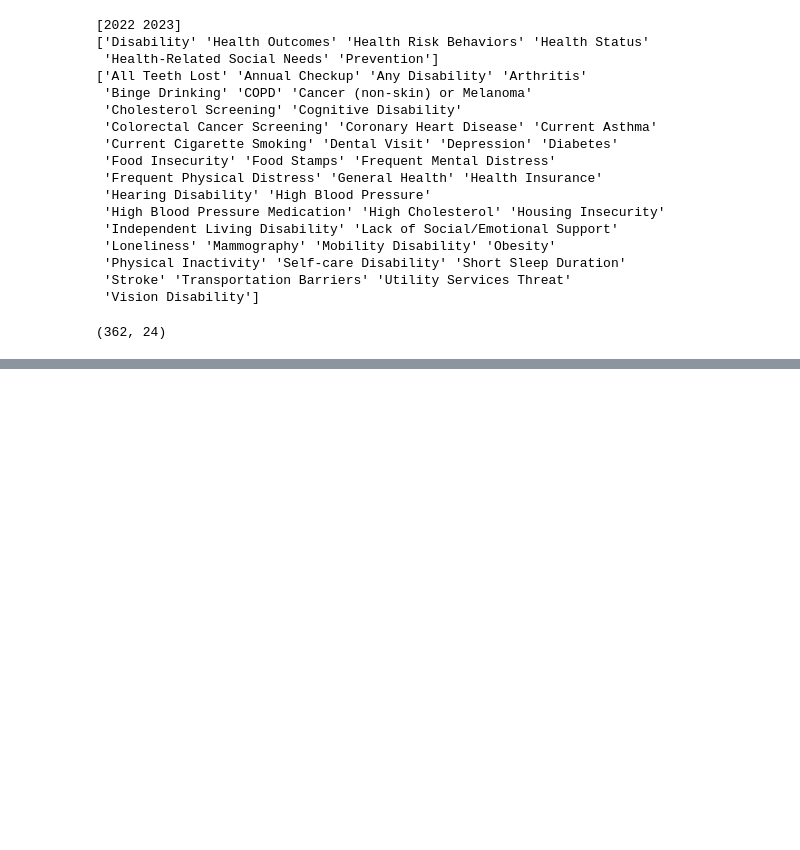
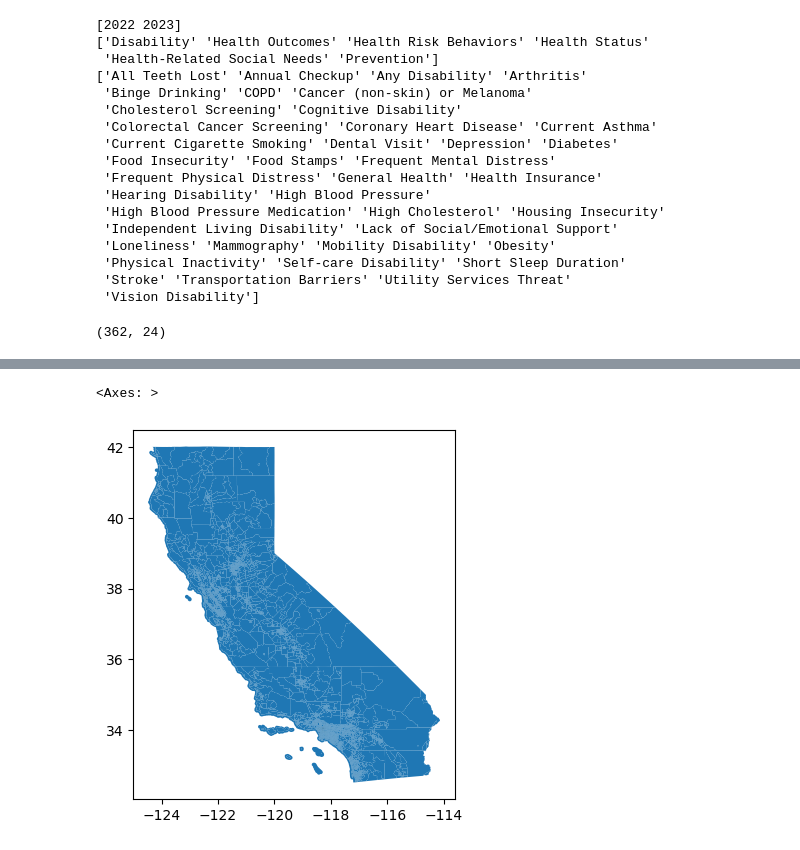
Before and after one commit to haylee360/network-graphs, a Jupyter notebook: places-cleaning.ipynb, the cells around one changed output, grey strips where cells are left out. Drawn from its saved outputs; the diff is of its cells as text; code cells hidden in the pictures; blank space fills up the shorter version.

Commit message:
Clean up file structure, merged tracts and places

```diff
--- a/places-cleaning.ipynb
+++ b/places-cleaning.ipynb
@@ -78,0 +92,7 @@ insurance.head(6)
+# %%
+# Census tract boundaries
+tracts = gpd.read_file(os.path.join(base_dir, "tl_2023_06_tract", "tl_2023_06_tract.shp"))
+tracts.plot()
+# %% [output]
+<Axes: >
+[figure, added]
```
Also changed, not shown: parts of 13 cells of this notebook, 8 other files.
